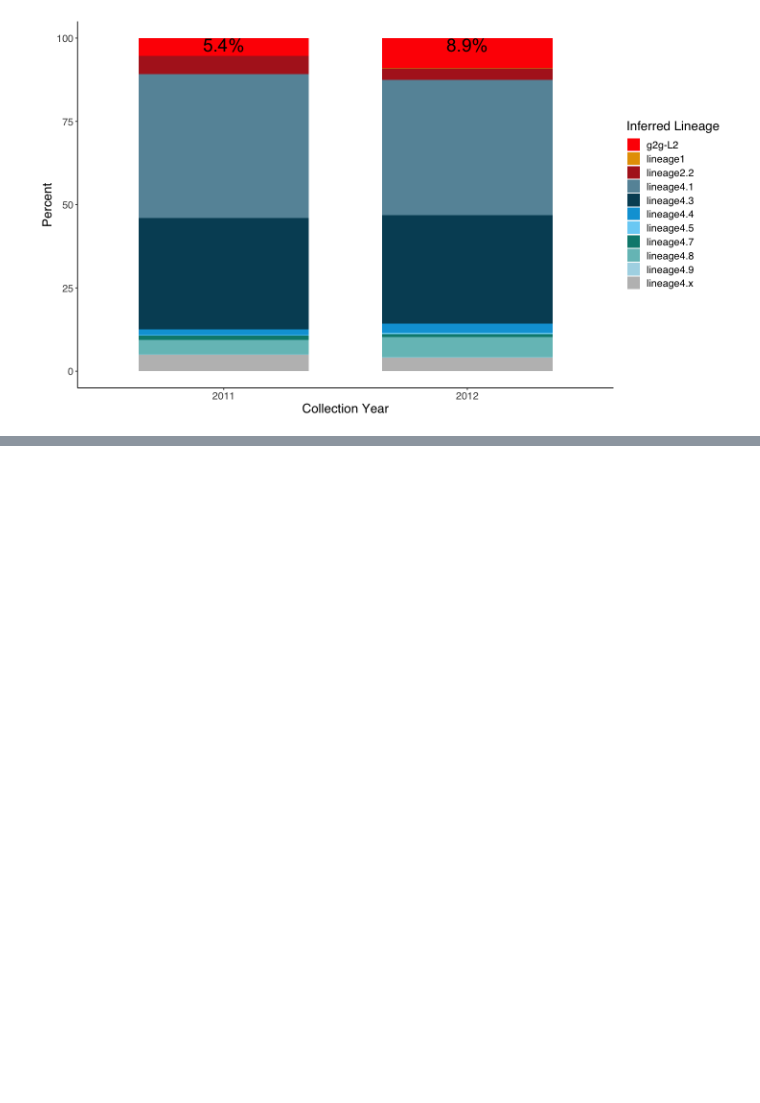
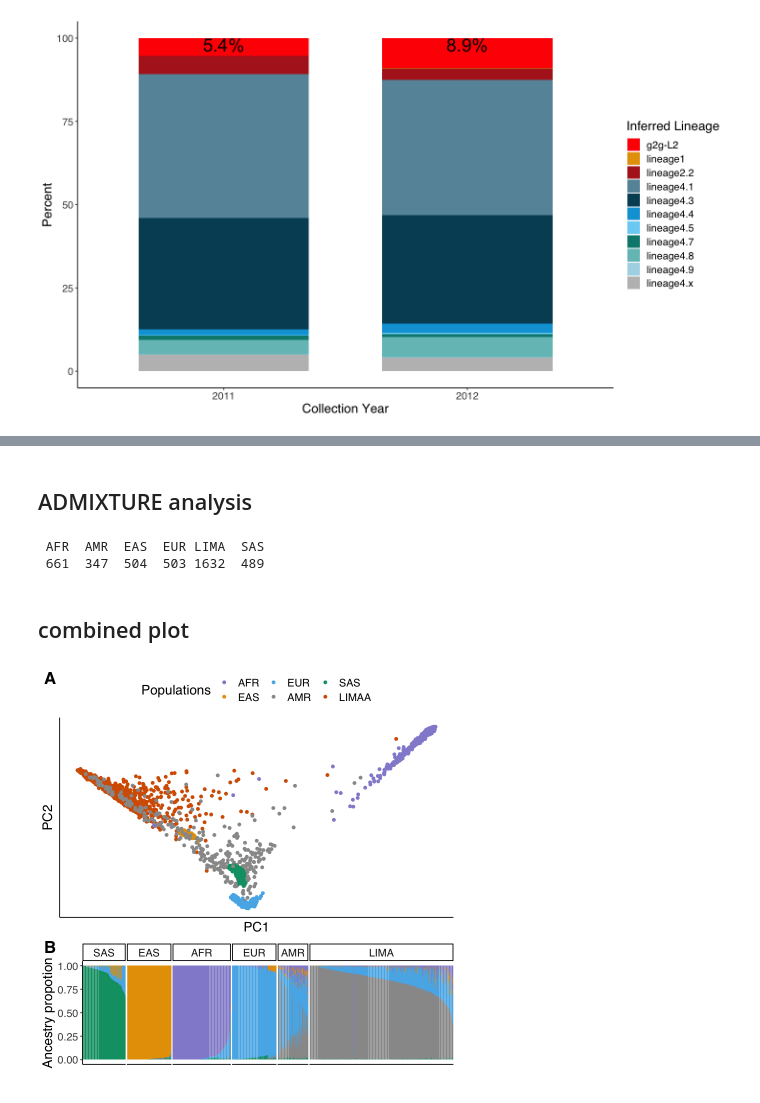
Before and after one commit to yang-luo-lab/TB-g2g, a Jupyter notebook: scripts/Supplementary_Figures.ipynb, the cells around one changed output, grey strips where cells are left out. Saved outputs shown, nothing was run; the diff lists cells and outputs as text; code cells hidden in the pictures; blank space fills up the shorter version.

Commit message:
host population structure

```diff
--- a/scripts/Supplementary_Figures.ipynb
+++ b/scripts/Supplementary_Figures.ipynb
@@ -323,0 +340,48 @@ ggplot(g2gyr %>% filter(collection_year == "2011" | collection_year == "2012"),
+# %% [markdown]
+## ADMIXTURE analysis
+# %%
+adm <- read.table("../data/host_admixture.txt",h=T)
+table(adm$POP)
+kdf5 <- adm %>% #filter(POP=="LIMA")  %>%
+    mutate(id = row_number()) %>%
+    gather("admixture","prop",K1,K2,K3,K4,K5) %>%
+    mutate(likely_assignment = admixture[which.max(prop)],
+          assignment_prob = max(prop)) %>%
+    arrange(likely_assignment,desc(prop)) %>%
+    ungroup() %>%
+    mutate(id = fct_inorder(factor(id)))
+
+kdf5$pop <- factor(kdf5$POP, levels=c("SAS","EAS","AFR","EUR","AMR","LIMA"))
+# %% [output]
+ AFR  AMR  EAS  EUR LIMA  SAS
+ 661  347  504  503 1632  489
+# %%
+admPlt <- ggplot(kdf5, aes(x = id,y=prop,
+                    fill=factor(admixture, levels = c("K5","K1","K4","K3","K2")))) +
+       geom_bar(stat = "identity") +
+facet_grid(~(pop),scales="free",space="free") +
+scale_fill_manual(values=pop_colors) +
+  theme(
+      legend.position="none",
+    panel.spacing.x = unit(0.1, "lines"),
+    axis.text.x = element_blank(),
+    axis.ticks.x = element_blank(),
+    panel.grid = element_blank()
+  ) +
+ylab("Ancestry propotion") + xlab("")
+# %% [markdown]
+## combined plot
+# %%
+options(repr.plot.width = 7, repr.plot.height = 7)
+
+ggdraw() +
+  draw_plot(pcPlt+ theme(legend.position="top",    axis.text.x = element_blank(),
+    axis.ticks.x = element_blank(),
+    axis.text.y = element_blank(),
+    axis.ticks.y = element_blank()), x = 0, y = .35, width = 1, height = .65) +
+  draw_plot(admPlt, x = 0, y = 0, width = 1, height = .35) +
+  draw_plot_label(label = c("A", "B"), size = 20,font="bold",
+                  x = c(0, 0), y = c(1, .36)) +
+ theme(plot.background = element_rect(fill="white", color = NA))
+# %% [output]
+[figure, added]
```
Also changed, not shown: parts of 5 cells of this notebook, 5 other files.
